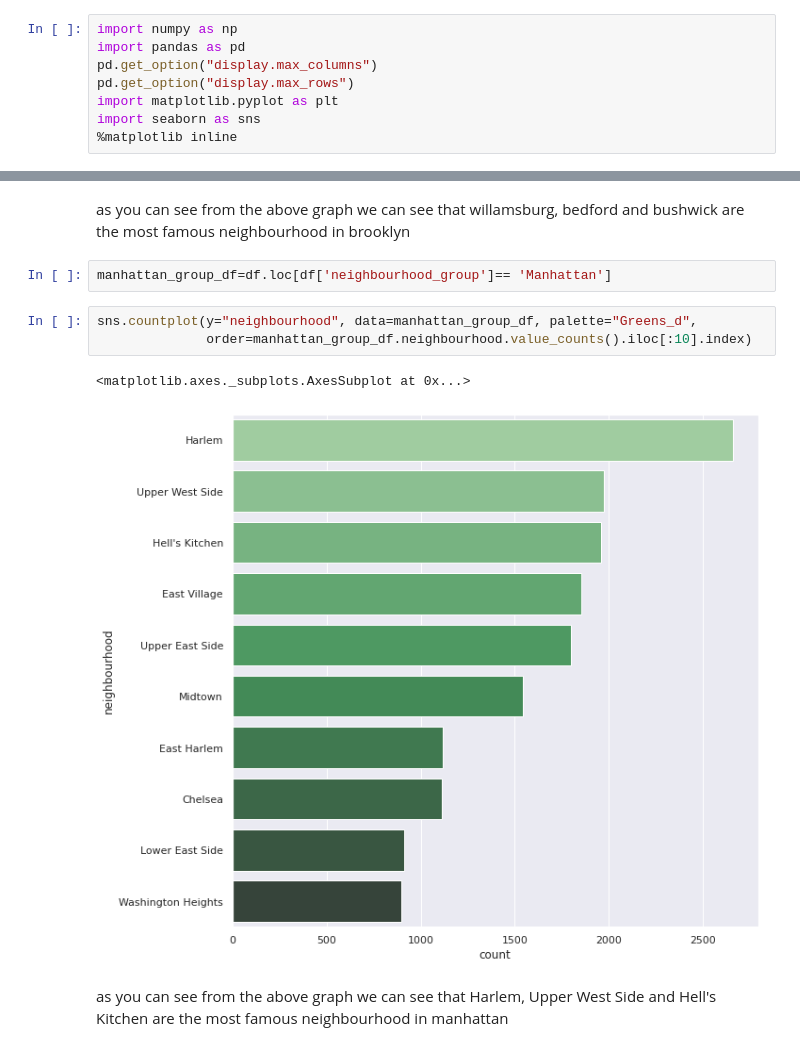
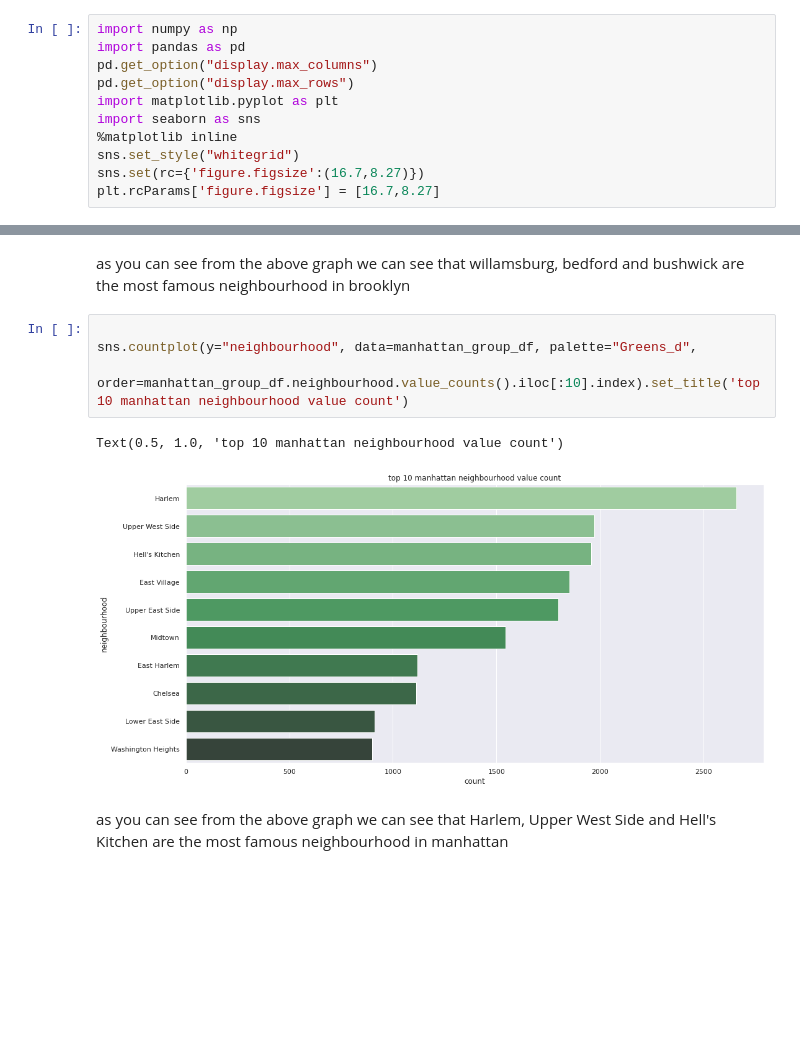
Before and after one commit to Ali-Asgar-Lakdawala/EDA-airbnb, a Jupyter notebook: Ali_Asgar_Airbnb_Bookings_Analysis_Capstone_Project.ipynb, the cells around one changed output, grey strips where cells are left out. Drawn from its saved outputs; the diff is of its cells as text; blank space fills up the shorter version.

```diff
--- a/Ali_Asgar_Airbnb_Bookings_Analysis_Capstone_Project.ipynb
+++ b/Ali_Asgar_Airbnb_Bookings_Analysis_Capstone_Project.ipynb
@@ -18,6 +20,9 @@ pd.get_option("display.max_rows")
 import matplotlib.pyplot as plt
 import seaborn as sns
 %matplotlib inline
+sns.set_style("whitegrid")
+sns.set(rc={'figure.figsize':(16.7,8.27)})
+plt.rcParams['figure.figsize'] = [16.7,8.27]
 # %%
 from google.colab import drive
 drive.mount('/content/drive')
@@ -136,13 +121,12 @@ sns.countplot(y="neighbourhood", data=brooklyn_group_df, palette="Greens_d",
 # %% [markdown]
 as you can see from the above graph we can see that willamsburg, bedford and bushwick are the most famous neighbourhood in brooklyn
-# %%
-manhattan_group_df=df.loc[df['neighbourhood_group']== 'Manhattan']
 # %%
+
 sns.countplot(y="neighbourhood", data=manhattan_group_df, palette="Greens_d",
-              order=manhattan_group_df.neighbourhood.value_counts().iloc[:10].index)
+              order=manhattan_group_df.neighbourhood.value_counts().iloc[:10].index).set_title('top 10 manhattan neighbourhood value count')
 # %% [output]
-<matplotlib.axes._subplots.AxesSubplot at 0x...>
+Text(0.5, 1.0, 'top 10 manhattan neighbourhood value count')
-[figure, old version]
+[figure, new version]
 # %% [markdown]
 as you can see from the above graph we can see that Harlem, Upper West Side and Hell's Kitchen are the most famous neighbourhood in manhattan
 # %%
```
Also changed, not shown: parts of 38 cells of this notebook.
